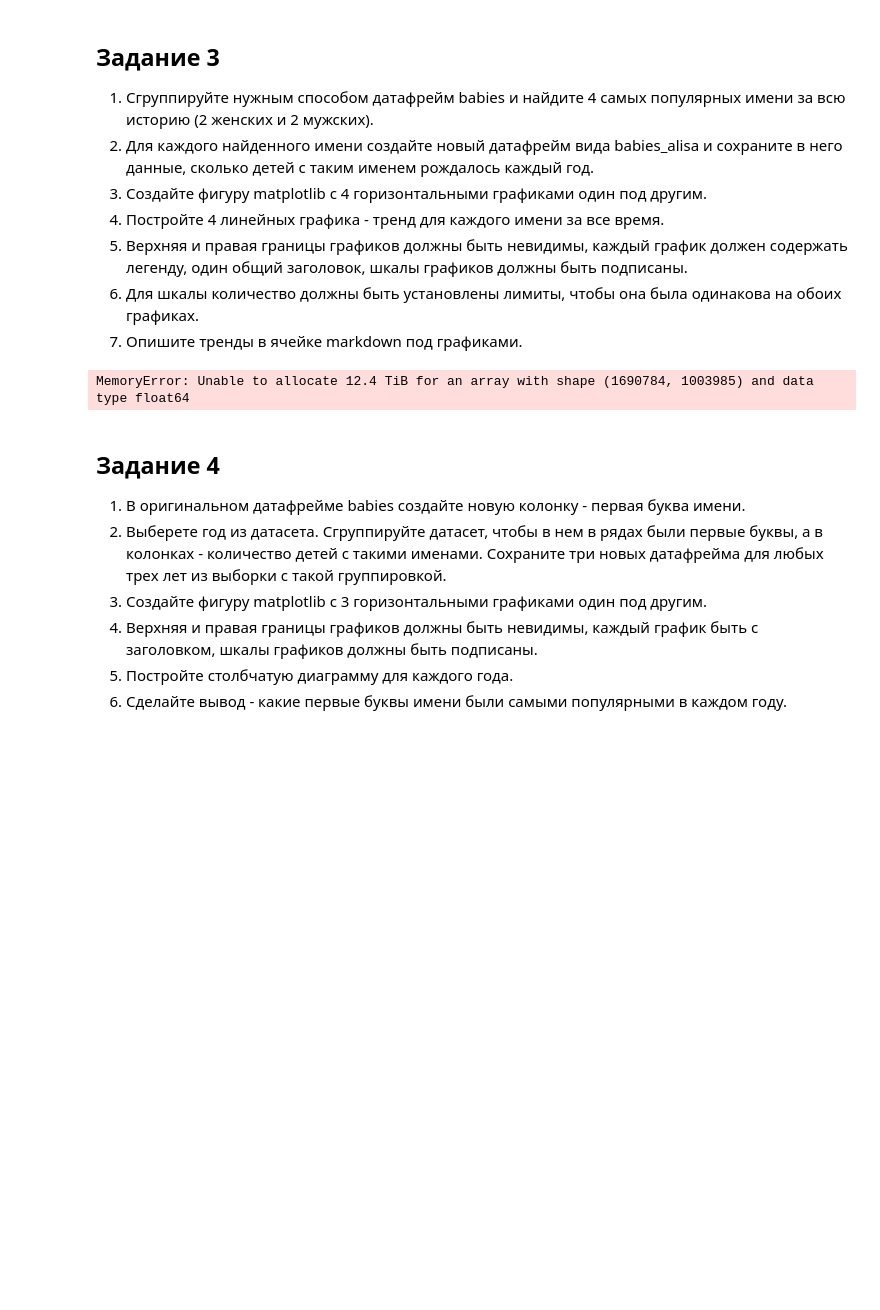
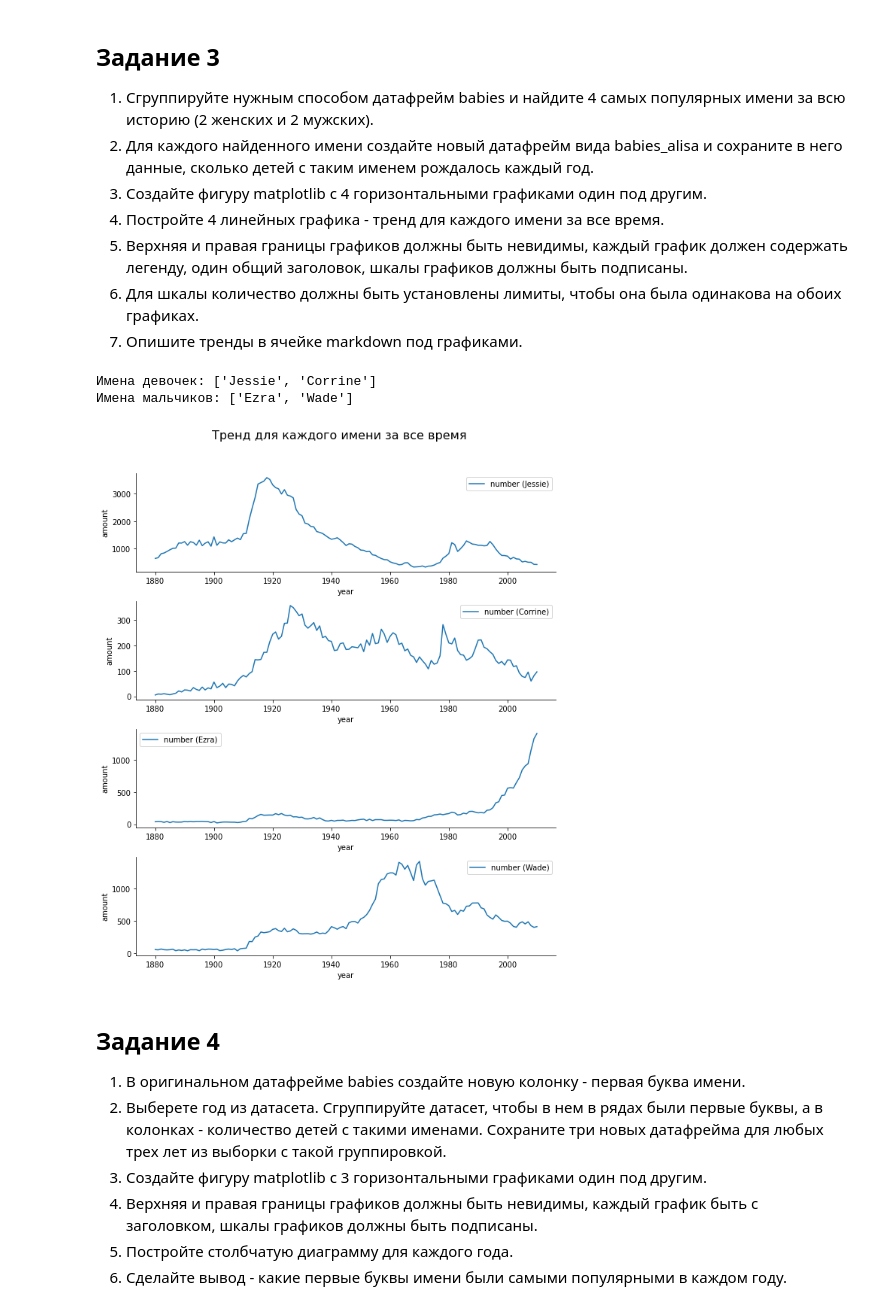
Before and after one commit to Sitych/technological_prackt, a Jupyter notebook: visual_tech_pract/visual_tech_pract.ipynb, the cells around one changed output. Cells and saved outputs as stored; diff of their text form; code cells hidden in the pictures; blank space fills up the shorter version.

```diff
--- a/visual_tech_pract/visual_tech_pract.ipynb
+++ b/visual_tech_pract/visual_tech_pract.ipynb
@@ -120,23 +121,49 @@ plt.legend()
 5. Верхняя и правая границы графиков должны быть невидимы, каждый график должен содержать легенду, один общий заголовок, шкалы графиков должны быть подписаны.
 6. Для шкалы количество должны быть установлены лимиты, чтобы она была одинакова на обоих графиках.
 7. Опишите тренды в ячейке markdown под графиками.
-# %%
-# ( ͡° ͜ʖ ͡°)づ ━━ ✫・*。
-female = pd.DataFrame(babies[babies['sex'] == 'F'].groupby(['name']).number.sum()).sort_values('number', ascending=False).reset_index()
-man = pd.DataFrame(babies[babies['sex'] == 'M'].groupby(['name']).number.sum()).sort_values('number', ascending=False).reset_index()
-cols = [female['name'][0], female['name'][1], man['name'][0], man['name'][1]]
-babies_alisa = pd.DataFrame(0, columns=cols, index=years)
-babies[(babies['name'] == cols[0]) & (babies[babies['sex'] == 'F'])]
-# babies['number'][(babies['name'] == female['name'][0]) & (babies['year'] == years)]
-# for year in years:
-#     babies_alisa[female['name'][0]] = [babies['number'][(babies['name'] == female['name'][0]) &
-#                                                   (babies['year'] == year)]]
-# girls = babies['name'][babies['sex'] == 'F']
-
-# first_f = babies['name'][(babies['number'] == babies['number'].max()) & (babies['sex'] == 'F')]
-# [babies['name'][babies['number'] == babies['number'].max()]]
-# %% [output]
-MemoryError: Unable to allocate 12.4 TiB for an array with shape (1690784, 1003985) and data type float64
+# %%
+# ( ͡° ͜ʖ ͡°)づ ━━ ✫・*。
+dfNamesGirls = babies[babies['sex']=='F'].groupby(['name']).count().sort_values('number', ascending=False)
+dfNamesBoys = babies[babies['sex']=='M'].groupby(['name']).count().sort_values('number', ascending=False)
+
+NameGirls = list(dfNamesGirls[:2].reset_index()['name'])
+NameBoys = list(dfNamesBoys[:2].reset_index()['name'])
+
+print('Имена девочек:', NameGirls)
+print('Имена мальчиков:', NameBoys)
+# %% [output]
+Имена девочек: ['Jessie', 'Corrine']
+Имена мальчиков: ['Ezra', 'Wade']
+# %%
+babies_jessie = babies[(babies['name']=='Jessie') & (babies['sex']=='F')][['number','year']]
+babies_jessie = babies_jessie.set_index('year')
+babies_jessie = babies_jessie.rename(columns={'number': 'number (Jessie)'})
+
+babies_сorrine = babies[(babies['name']=='Corrine') & (babies['sex']=='F')][['number','year']]
+babies_сorrine = babies_сorrine.set_index('year')
+babies_сorrine = babies_сorrine.rename(columns={'number': 'number (Corrine)'})
+
+
+babies_ezra = babies[(babies['name']=='Ezra') & (babies['sex']=='M')][['number','year']]
+babies_ezra = babies_ezra.set_index('year')
+babies_ezra = babies_ezra.rename(columns={'number': 'number (Ezra)'})
+
+
+babies_wade = babies[(babies['name']=='Wade') & (babies['sex']=='M')][['number','year']]
+babies_wade = babies_wade.set_index('year')
+babies_wade = babies_wade.rename(columns={'number': 'number (Wade)'})
+# %%
+fig, axes = plt.subplots(4, 1,figsize=(10,10))
+plt.subplots_adjust(top = 0.9, bottom=0.01, hspace=0.3, wspace=0.9)
+fig.suptitle('Тренд для каждого имени за все время', fontsize=16)
+
+for i, data in enumerate([babies_jessie, babies_сorrine, babies_ezra, babies_wade]):
+    data.plot(ax=axes[i], label= 'jessie')
+    axes[i].set_ylabel("amount")
+    axes[i].spines['right'].set_visible(False)
+    axes[i].spines['top'].set_visible(False)
+# %% [output]
+[figure, added]
 # %% [markdown]
 ## Задание 4
 
```
Also changed, not shown: parts of 15 cells of this notebook, 1 other file.
